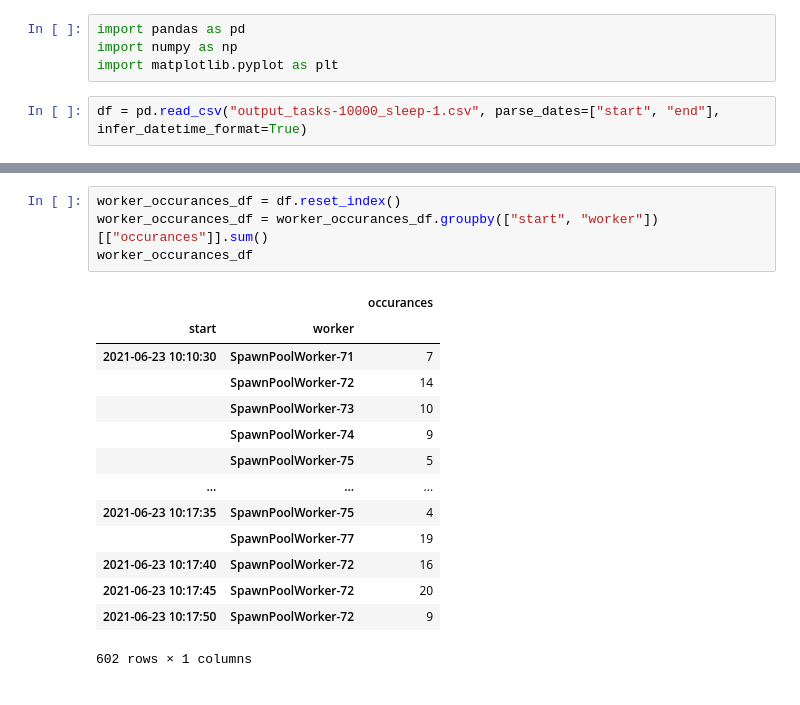
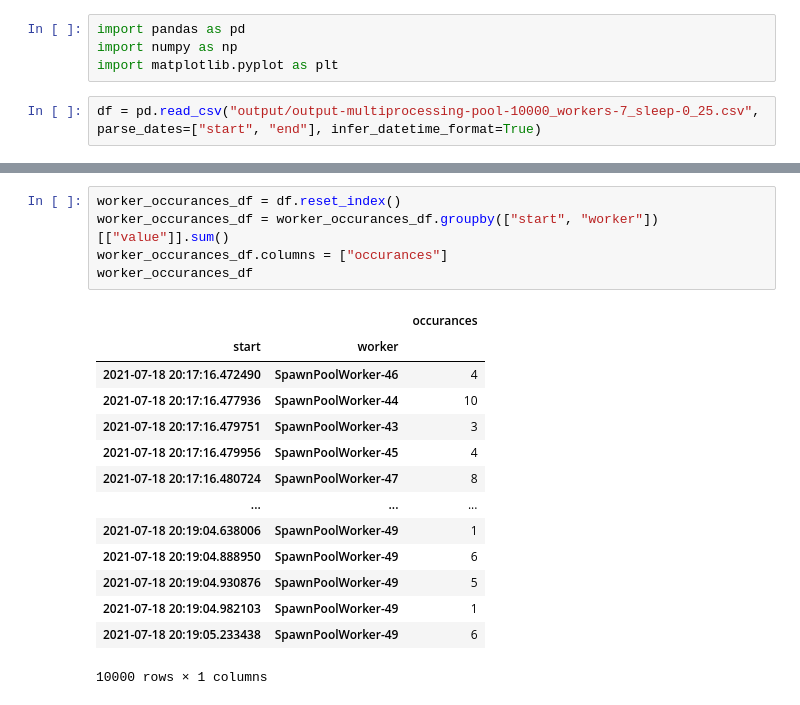
Before and after one commit to ryancollingwood/PythonConcurrency, a Jupyter notebook: Calculating Duration.ipynb, the cells around one changed output, grey strips where cells are left out. Saved outputs shown, nothing was run; the diff lists cells and outputs as text.

```diff
--- a/Calculating Duration.ipynb
+++ b/Calculating Duration.ipynb
@@ -3,7 +3,7 @@ import pandas as pd
 import numpy as np
 import matplotlib.pyplot as plt
 # %%
-df = pd.read_csv("output_tasks-10000_sleep-1.csv", parse_dates=["start", "end"], infer_datetime_format=True)
+df = pd.read_csv("output/output-multiprocessing-pool-10000_workers-7_sleep-0_25.csv", parse_dates=["start", "end"], infer_datetime_format=True)
 # %%
 df.head()
 # %% [output]
@@ -111,22 +133,23 @@ sum_occurances_df.plot(kind="bar", ax=ax, rot=0)
 # %%
 worker_occurances_df = df.reset_index()
-worker_occurances_df = worker_occurances_df.groupby(["start", "worker"])[["occurances"]].sum()
+worker_occurances_df = worker_occurances_df.groupby(["start", "worker"])[["value"]].sum()
+worker_occurances_df.columns = ["occurances"]
 worker_occurances_df
 # %% [output]
 |  |  | occurances |
 | start | worker |  |
-| 2021-06-23 10:10:30 | SpawnPoolWorker-71 | 7 |
-|  | SpawnPoolWorker-72 | 14 |
-|  | SpawnPoolWorker-73 | 10 |
-|  | SpawnPoolWorker-74 | 9 |
-|  | SpawnPoolWorker-75 | 5 |
+| 2021-07-18 20:17:16.472490 | SpawnPoolWorker-46 | 4 |
+| 2021-07-18 20:17:16.477936 | SpawnPoolWorker-44 | 10 |
+| 2021-07-18 20:17:16.479751 | SpawnPoolWorker-43 | 3 |
+| 2021-07-18 20:17:16.479956 | SpawnPoolWorker-45 | 4 |
+| 2021-07-18 20:17:16.480724 | SpawnPoolWorker-47 | 8 |
 | ... | ... | ... |
-| 2021-06-23 10:17:35 | SpawnPoolWorker-75 | 4 |
-|  | SpawnPoolWorker-77 | 19 |
-| 2021-06-23 10:17:40 | SpawnPoolWorker-72 | 16 |
-| 2021-06-23 10:17:45 | SpawnPoolWorker-72 | 20 |
-| 2021-06-23 10:17:50 | SpawnPoolWorker-72 | 9 |
+| 2021-07-18 20:19:04.638006 | SpawnPoolWorker-49 | 1 |
+| 2021-07-18 20:19:04.888950 | SpawnPoolWorker-49 | 6 |
+| 2021-07-18 20:19:04.930876 | SpawnPoolWorker-49 | 5 |
+| 2021-07-18 20:19:04.982103 | SpawnPoolWorker-49 | 1 |
+| 2021-07-18 20:19:05.233438 | SpawnPoolWorker-49 | 6 |
-602 rows × 1 columns
+10000 rows × 1 columns
 # %%
 worker_occurances_df = worker_occurances_df.reset_index()
 worker_occurances_df["start"] = worker_occurances_df["start"].apply(lambda x: int((x - min_time).total_seconds()))
```
Also changed, not shown: parts of 13 cells of this notebook.
